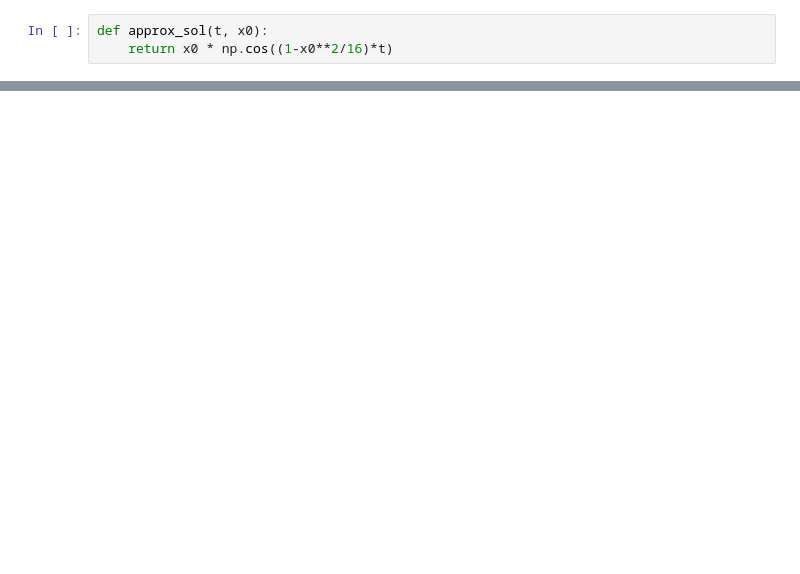
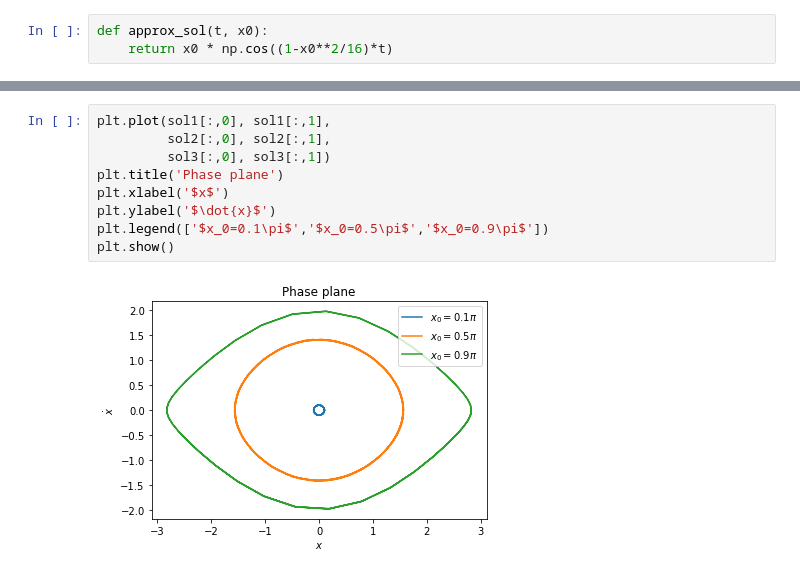
Before and after one commit to vr050714/nonlinear-vibration-seminar, a Jupyter notebook: duffing.ipynb, the cells around one changed output, grey strips where cells are left out. Drawn from its saved outputs; the diff is of its cells as text; blank space fills up the shorter version.

```diff
--- a/duffing.ipynb
+++ b/duffing.ipynb
@@ -102,0 +105,11 @@ plt.show()
+# %%
+plt.plot(sol1[:,0], sol1[:,1],
+         sol2[:,0], sol2[:,1],
+         sol3[:,0], sol3[:,1])
+plt.title('Phase plane')
+plt.xlabel('$x$')
+plt.ylabel('$\dot{x}$')
+plt.legend(['$x_0=0.1\pi$','$x_0=0.5\pi$','$x_0=0.9\pi$'])
+plt.show()
+# %% [output]
+[figure, added]
```
Also changed, not shown: parts of 5 cells of this notebook.
